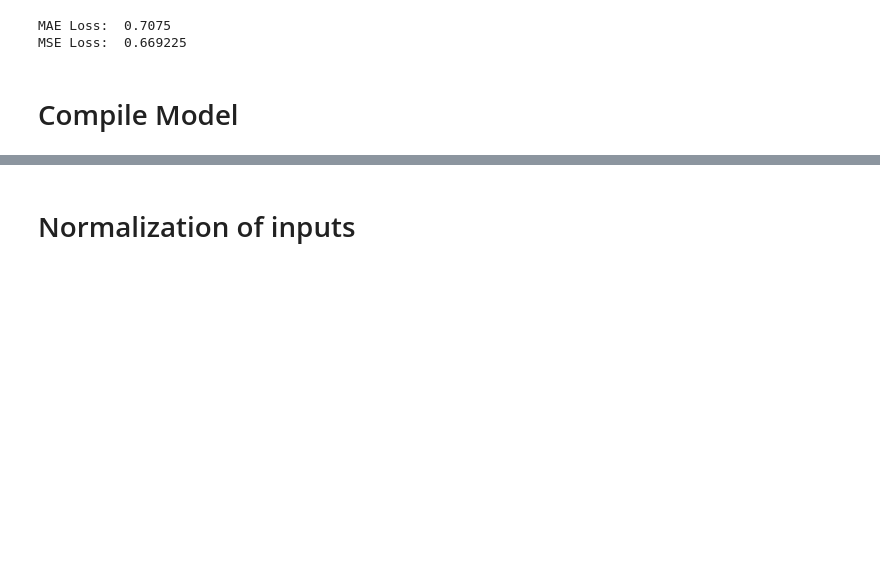
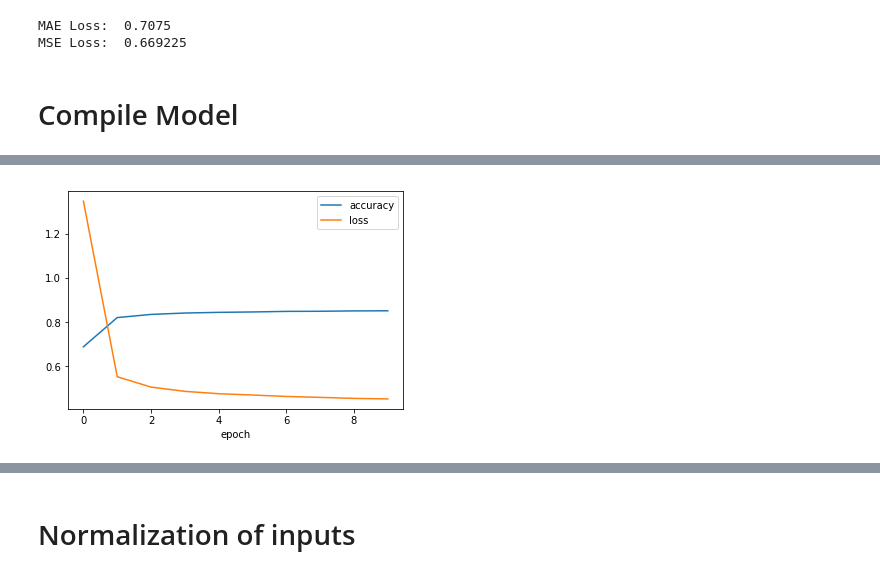
Before and after one commit to PacktPublishing/Hands-On-Deep-Learning-for-Mobile, a Jupyter notebook: Chapter1/emnist_fc_net.ipynb, the cells around one changed output, grey strips where cells are left out. Cells and saved outputs as stored; diff of their text form; code cells hidden in the pictures; blank space fills up the shorter version.

```diff
--- a/Chapter1/emnist_fc_net.ipynb
+++ b/Chapter1/emnist_fc_net.ipynb
@@ -146,8 +165,10 @@ Epoch 1/10
 # %%
-pyplot.plot(history.history['accuracy'])
-pyplot.plot(history.history['loss'])
-plt.legend(['accuracy', 'loss'], loc='upper left')
+plt.plot(history.history['accuracy'])
+plt.plot(history.history['loss'])
+plt.legend(['accuracy', 'loss'], loc='upper right')
 plt.xlabel('epoch')
-pyplot.show()
+plt.show()
+# %% [output]
+[figure, added]
 # %%
 # and evaluation against the test set
```
Also changed, not shown: parts of 6 cells of this notebook.
